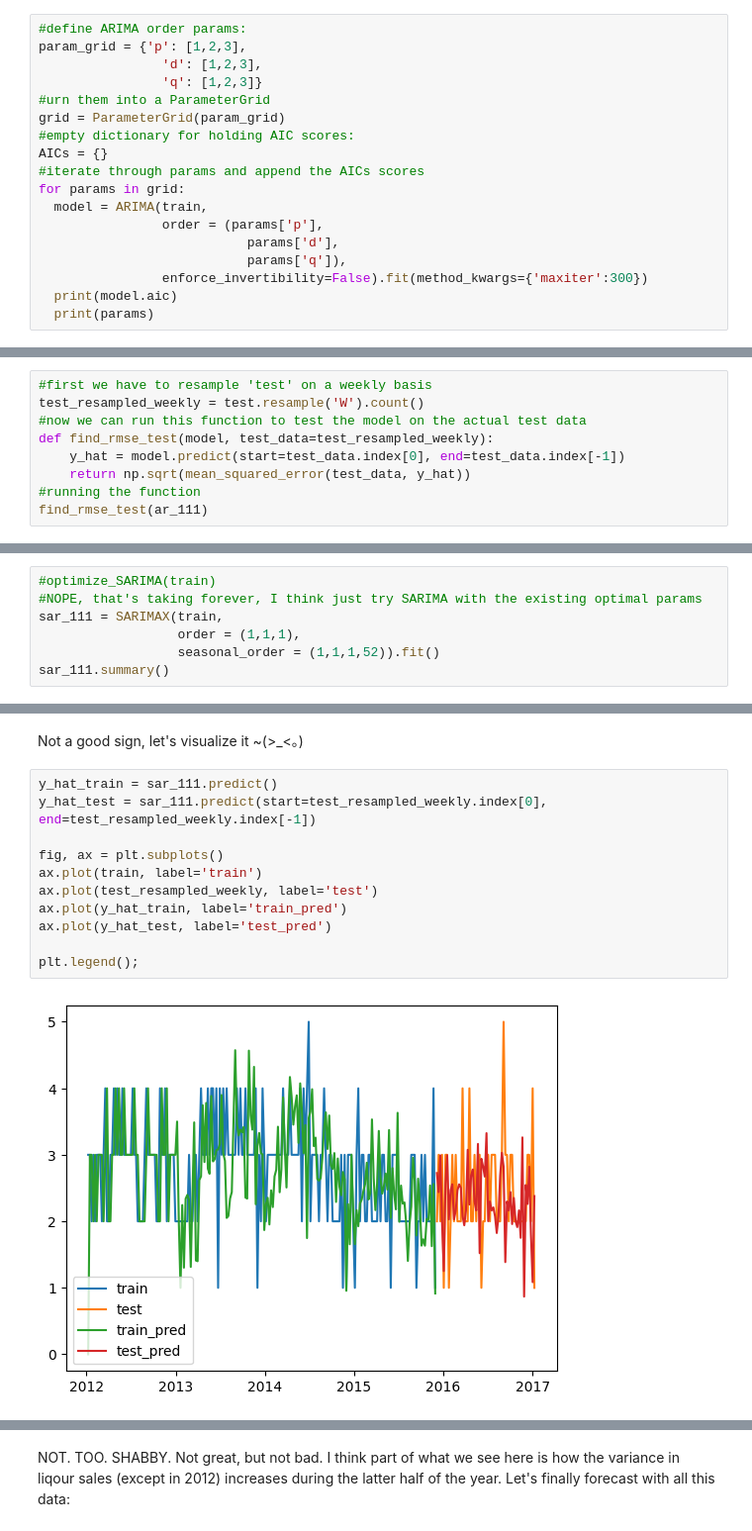
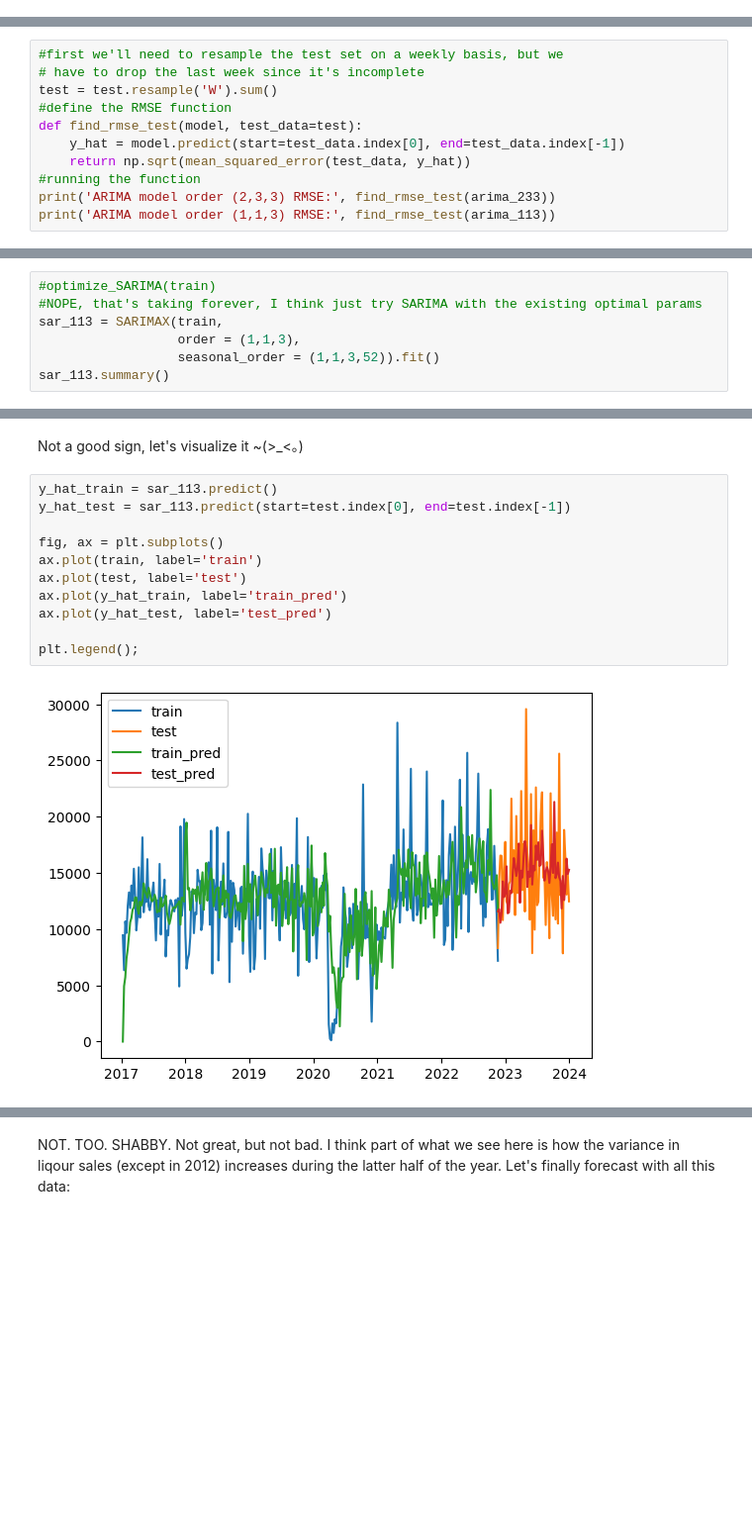
Before and after one commit to joeldmott/inventory_project, a Jupyter notebook: inventory_restocking_project.ipynb, the cells around one changed output, grey strips where cells are left out. Shown at 99% size. Saved outputs shown, nothing was run; the diff lists cells and outputs as text; blank space fills up the shorter version.

```diff
--- a/inventory_restocking_project.ipynb
+++ b/inventory_restocking_project.ipynb
@@ -837,18 +767,0 @@ Warnings:
-# %%
-#define ARIMA order params:
-param_grid = {'p': [1,2,3],
-                'd': [1,2,3],
-                'q': [1,2,3]}
-#urn them into a ParameterGrid
-grid = ParameterGrid(param_grid)
-#empty dictionary for holding AIC scores:
-AICs = {}
-#iterate through params and append the AICs scores
-for params in grid:
-  model = ARIMA(train,
-                order = (params['p'],
-                           params['d'],
-                           params['q']),
-                enforce_invertibility=False).fit(method_kwargs={'maxiter':300})
-  print(model.aic)
-  print(params)
@@ -928,10 +836,12 @@ Let's see how these two models compare when run against the larger test data.
 # %%
-#first we have to resample 'test' on a weekly basis
-test_resampled_weekly = test.resample('W').count()
-#now we can run this function to test the model on the actual test data
-def find_rmse_test(model, test_data=test_resampled_weekly):
+#first we'll need to resample the test set on a weekly basis, but we
+# have to drop the last week since it's incomplete
+test = test.resample('W').sum()
+#define the RMSE function
+def find_rmse_test(model, test_data=test):
     y_hat = model.predict(start=test_data.index[0], end=test_data.index[-1])
     return np.sqrt(mean_squared_error(test_data, y_hat))
 #running the function
-find_rmse_test(ar_111)
+print('ARIMA model order (2,3,3) RMSE:', find_rmse_test(arima_233))
+print('ARIMA model order (1,1,3) RMSE:', find_rmse_test(arima_113))
 # %% [output]
@@ -1022,9 +928,9 @@ def optimize_SARIMA(train_data=train):
 # %%
 #optimize_SARIMA(train)
 #NOPE, that's taking forever, I think just try SARIMA with the existing optimal params
-sar_111 = SARIMAX(train,
-                  order = (1,1,1),
-                  seasonal_order = (1,1,1,52)).fit()
-sar_111.summary()
+sar_113 = SARIMAX(train,
+                  order = (1,1,3),
+                  seasonal_order = (1,1,3,52)).fit()
+sar_113.summary()
 # %% [output]
 SARIMAX Results
@@ -1070,18 +981,18 @@ find_rmse_test(sar_111)
 # %% [markdown]
 Not a good sign, let's visualize it ~(>_<。)
 # %%
-y_hat_train = sar_111.predict()
-y_hat_test = sar_111.predict(start=test_resampled_weekly.index[0], end=test_resampled_weekly.index[-1])
+y_hat_train = sar_113.predict()
+y_hat_test = sar_113.predict(start=test.index[0], end=test.index[-1])
 
 fig, ax = plt.subplots()
 ax.plot(train, label='train')
-ax.plot(test_resampled_weekly, label='test')
+ax.plot(test, label='test')
 ax.plot(y_hat_train, label='train_pred')
 ax.plot(y_hat_test, label='test_pred')
 
 plt.legend();
 # %% [output]
-[figure, old version]
+[figure, new version]
 # %%
 # Let's zoom in on test
 fig, ax = plt.subplots()
```
Also changed, not shown: parts of 103 cells of this notebook.
